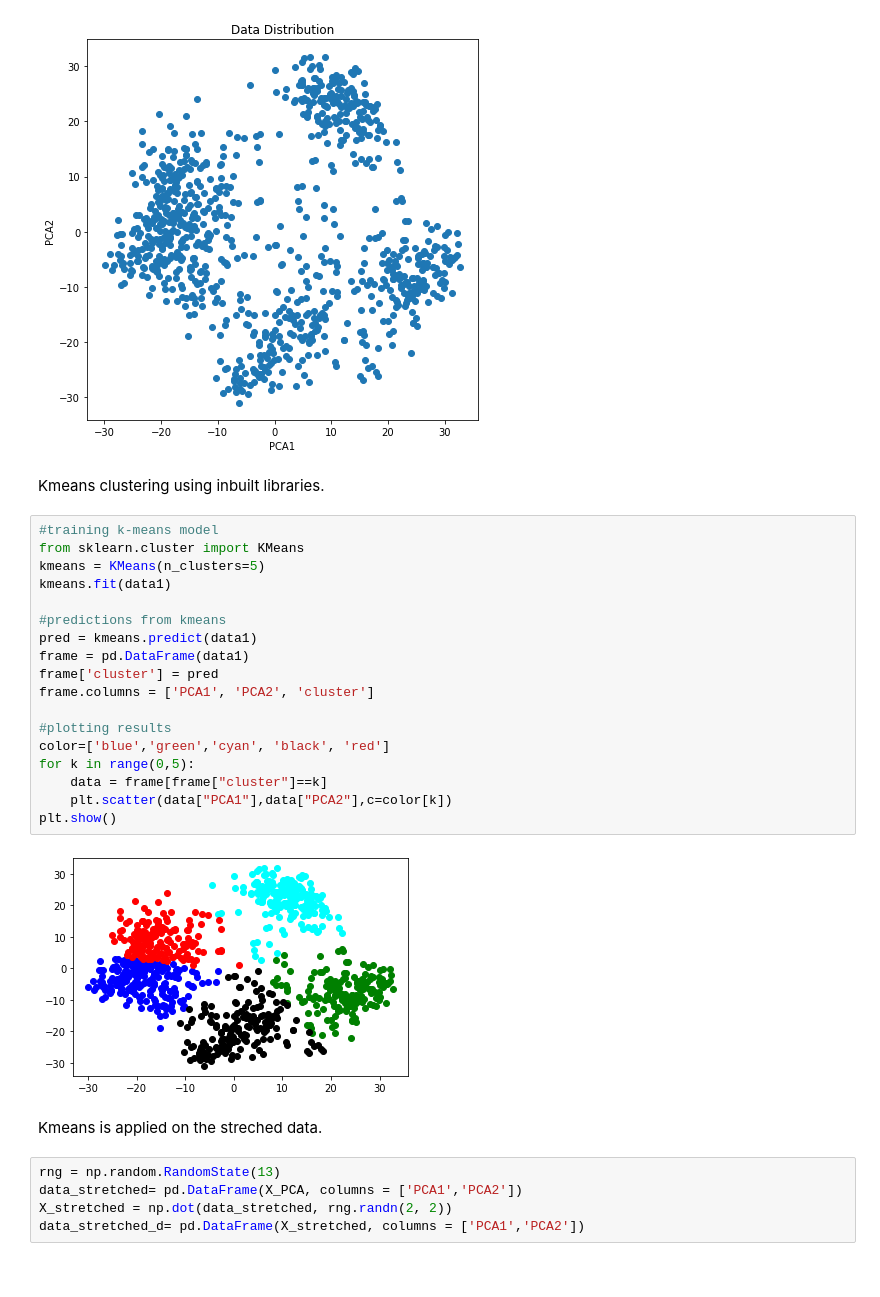
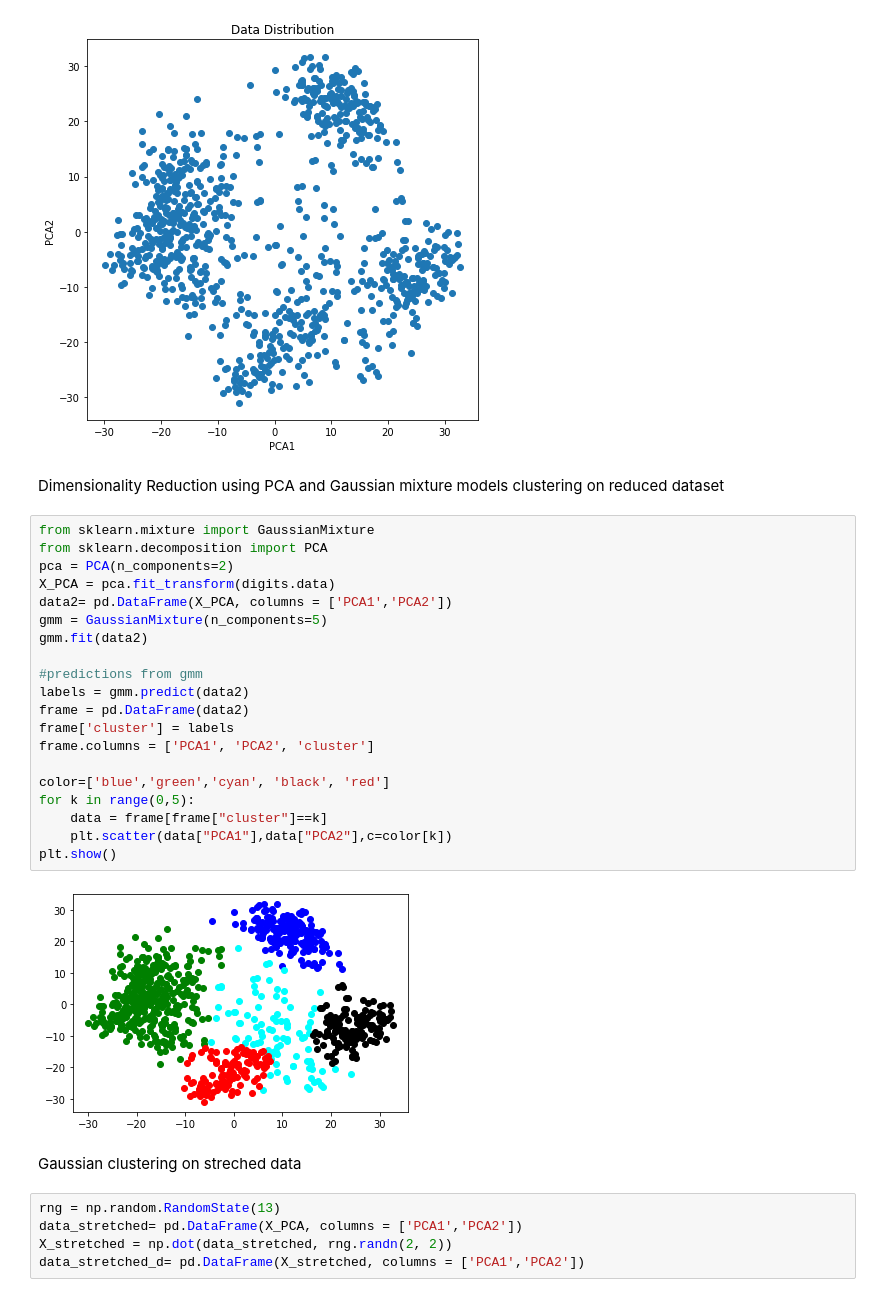
Before and after one commit to harikan23/DataMining-Assignments, a Jupyter notebook: Assignment-4/Assignment_4_Gaussian.ipynb, the cells around one changed output. Saved outputs shown, nothing was run; the diff lists cells and outputs as text.

Commit message:
Cluster Algorithms

```diff
--- a/Assignment-4/Assignment_4_CMPE255_Kmeans.ipynb
+++ b/Assignment-4/Assignment_4_Gaussian.ipynb
@@ -50,30 +38,32 @@ plt.title('Data Distribution')
 plt.show()
 # %% [output]
 [figure]
-# %% [markdown]
-Kmeans clustering using inbuilt libraries.
+# %% [markdown]
+Dimensionality Reduction using PCA and Gaussian mixture models clustering on reduced dataset
 # %%
-#training k-means model
-from sklearn.cluster import KMeans
-kmeans = KMeans(n_clusters=5)
-kmeans.fit(data1)
+from sklearn.mixture import GaussianMixture
+from sklearn.decomposition import PCA
+pca = PCA(n_components=2)
+X_PCA = pca.fit_transform(digits.data)
+data2= pd.DataFrame(X_PCA, columns = ['PCA1','PCA2'])
+gmm = GaussianMixture(n_components=5)
+gmm.fit(data2)
 
-#predictions from kmeans
-pred = kmeans.predict(data1)
-frame = pd.DataFrame(data1)
-frame['cluster'] = pred
+#predictions from gmm
+labels = gmm.predict(data2)
+frame = pd.DataFrame(data2)
+frame['cluster'] = labels
 frame.columns = ['PCA1', 'PCA2', 'cluster']
 
-#plotting results
 color=['blue','green','cyan', 'black', 'red']
 for k in range(0,5):
     data = frame[frame["cluster"]==k]
     plt.scatter(data["PCA1"],data["PCA2"],c=color[k])
 plt.show()
 # %% [output]
-[figure, old version]
+[figure, new version]
 # %% [markdown]
-Kmeans is applied on the streched data.
+Gaussian clustering on streched data
 # %%
 rng = np.random.RandomState(13)
 data_stretched= pd.DataFrame(X_PCA, columns = ['PCA1','PCA2'])
```
Also changed, not shown: parts of 17 cells of this notebook, 2 other files.
